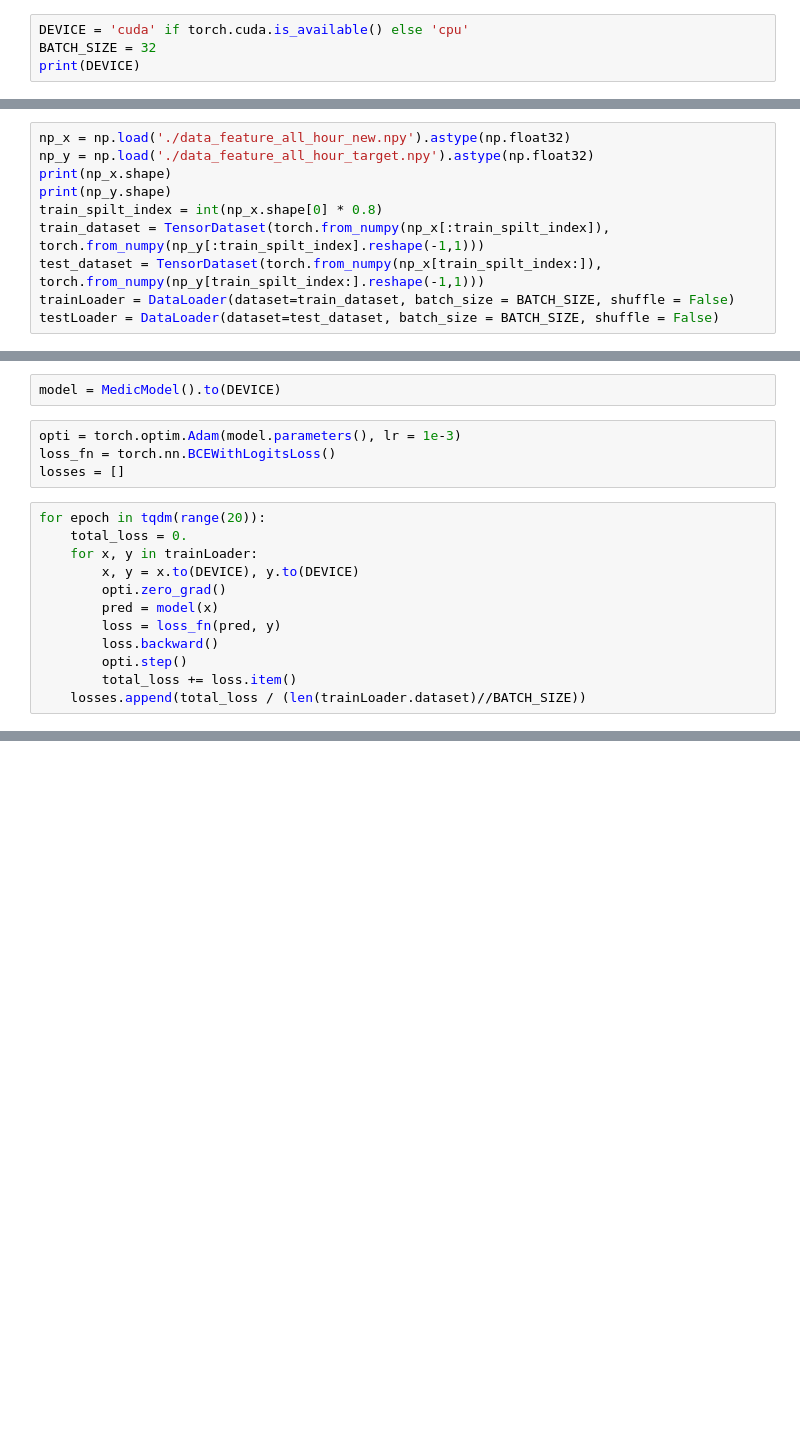
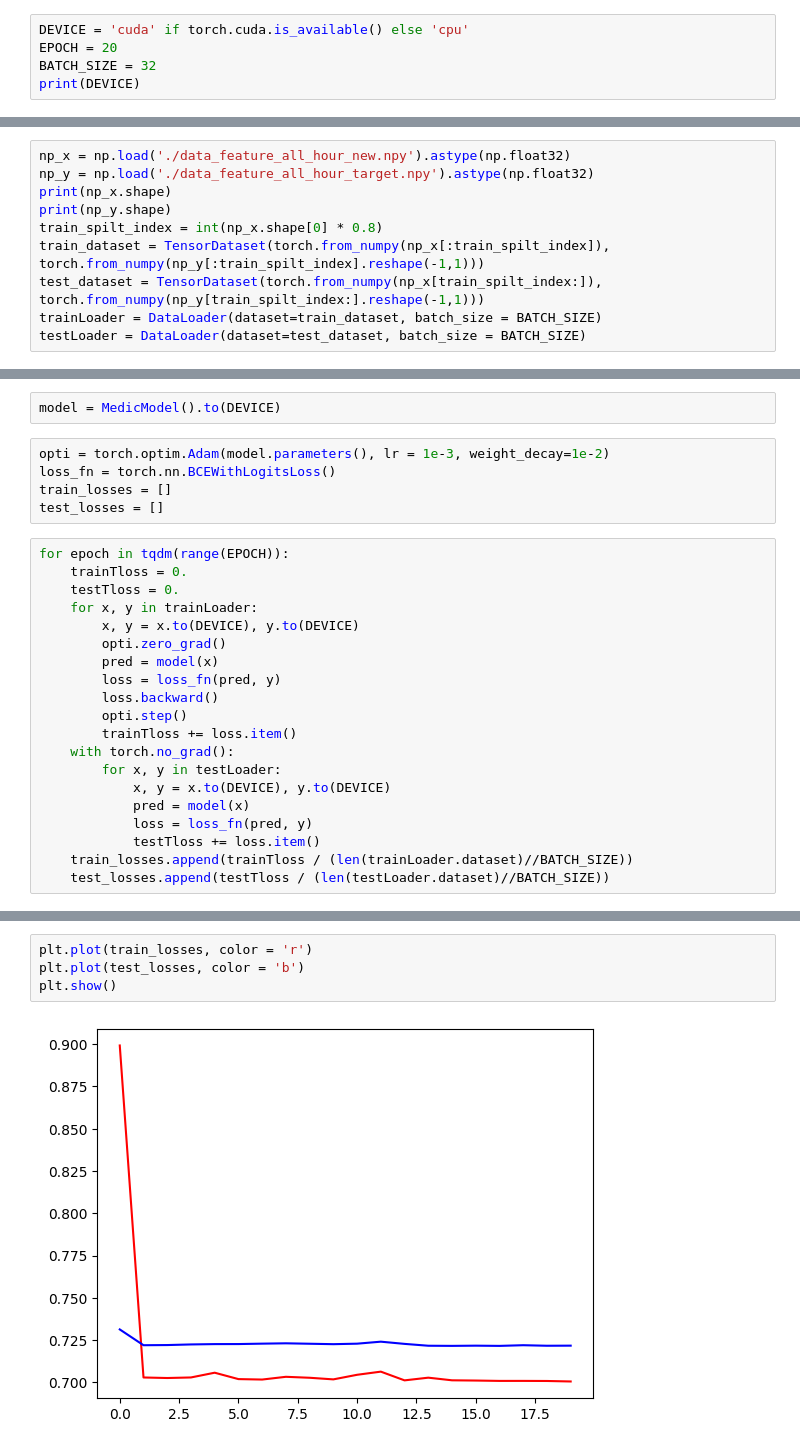
Before and after one commit to LanZBoY/torchPlayGround, a Jupyter notebook: medic/RNNforMedic.ipynb, the cells around one changed output, grey strips where cells are left out. Saved outputs shown, nothing was run; the diff lists cells and outputs as text; blank space fills up the shorter version.

```diff
--- a/medic/RNNforMedic.ipynb
+++ b/medic/RNNforMedic.ipynb
@@ -6,6 +6,7 @@ from tqdm import tqdm
 import matplotlib.pyplot as plt
 # %%
 DEVICE = 'cuda' if torch.cuda.is_available() else 'cpu'
+EPOCH = 20
 BATCH_SIZE = 32
 print(DEVICE)
 # %% [output]
@@ -18,8 +19,8 @@ print(np_y.shape)
 train_spilt_index = int(np_x.shape[0] * 0.8)
 train_dataset = TensorDataset(torch.from_numpy(np_x[:train_spilt_index]), torch.from_numpy(np_y[:train_spilt_index].reshape(-1,1)))
 test_dataset = TensorDataset(torch.from_numpy(np_x[train_spilt_index:]), torch.from_numpy(np_y[train_spilt_index:].reshape(-1,1)))
-trainLoader = DataLoader(dataset=train_dataset, batch_size = BATCH_SIZE, shuffle = False)
-testLoader = DataLoader(dataset=test_dataset, batch_size = BATCH_SIZE, shuffle = False)
+trainLoader = DataLoader(dataset=train_dataset, batch_size = BATCH_SIZE)
+testLoader = DataLoader(dataset=test_dataset, batch_size = BATCH_SIZE)
 # %% [output]
 (3768, 48, 184)
 (3768,)
@@ -73,12 +60,14 @@ class MedicModel(torch.nn.Module):
 # %%
 model = MedicModel().to(DEVICE)
 # %%
-opti = torch.optim.Adam(model.parameters(), lr = 1e-3)
+opti = torch.optim.Adam(model.parameters(), lr = 1e-3, weight_decay=1e-2)
 loss_fn = torch.nn.BCEWithLogitsLoss()
-losses = []
+train_losses = []
+test_losses = []
 # %%
-for epoch in tqdm(range(20)):
-    total_loss = 0.
+for epoch in tqdm(range(EPOCH)):
+    trainTloss = 0.
+    testTloss = 0.
     for x, y in trainLoader:
         x, y = x.to(DEVICE), y.to(DEVICE)
         opti.zero_grad()
@@ -86,5 +75,12 @@ for epoch in tqdm(range(20)):
         loss = loss_fn(pred, y)
         loss.backward()
         opti.step()
-        total_loss += loss.item()
-    losses.append(total_loss / (len(trainLoader.dataset)//BATCH_SIZE))
+        trainTloss += loss.item()
+    with torch.no_grad():
+        for x, y in testLoader:
+            x, y = x.to(DEVICE), y.to(DEVICE)
+            pred = model(x)
+            loss = loss_fn(pred, y)
+            testTloss += loss.item()
+    train_losses.append(trainTloss / (len(trainLoader.dataset)//BATCH_SIZE))
+    test_losses.append(testTloss / (len(testLoader.dataset)//BATCH_SIZE))
@@ -96,3 +87,9 @@ plt.plot(losses)
+# %%
+plt.plot(train_losses, color = 'r')
+plt.plot(test_losses, color = 'b')
+plt.show()
+# %% [output]
+[figure, added]
 # %%
 model.eval()
 # %% [output]
```
Also changed, not shown: parts of 14 cells of this notebook, 1 other file.
